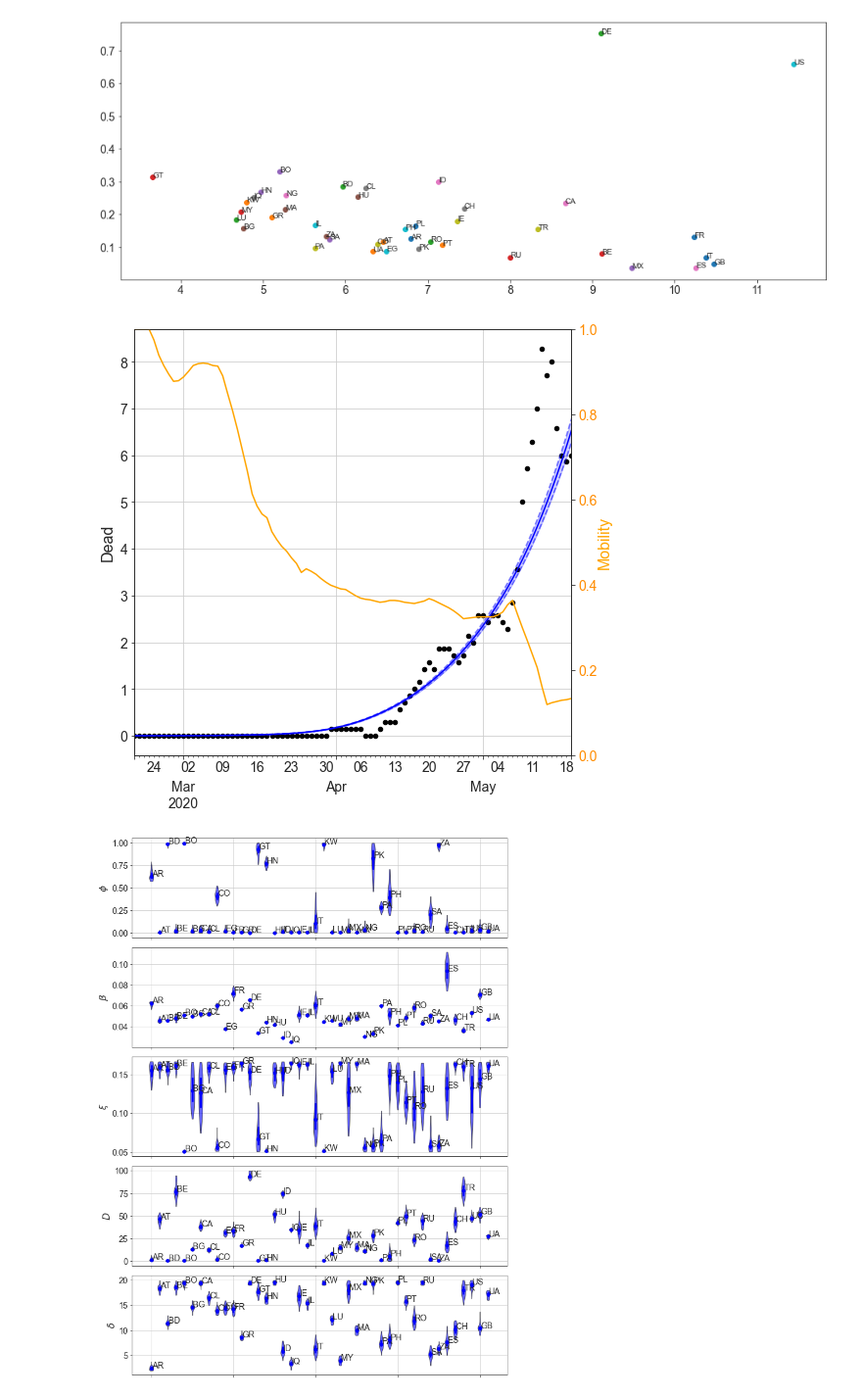
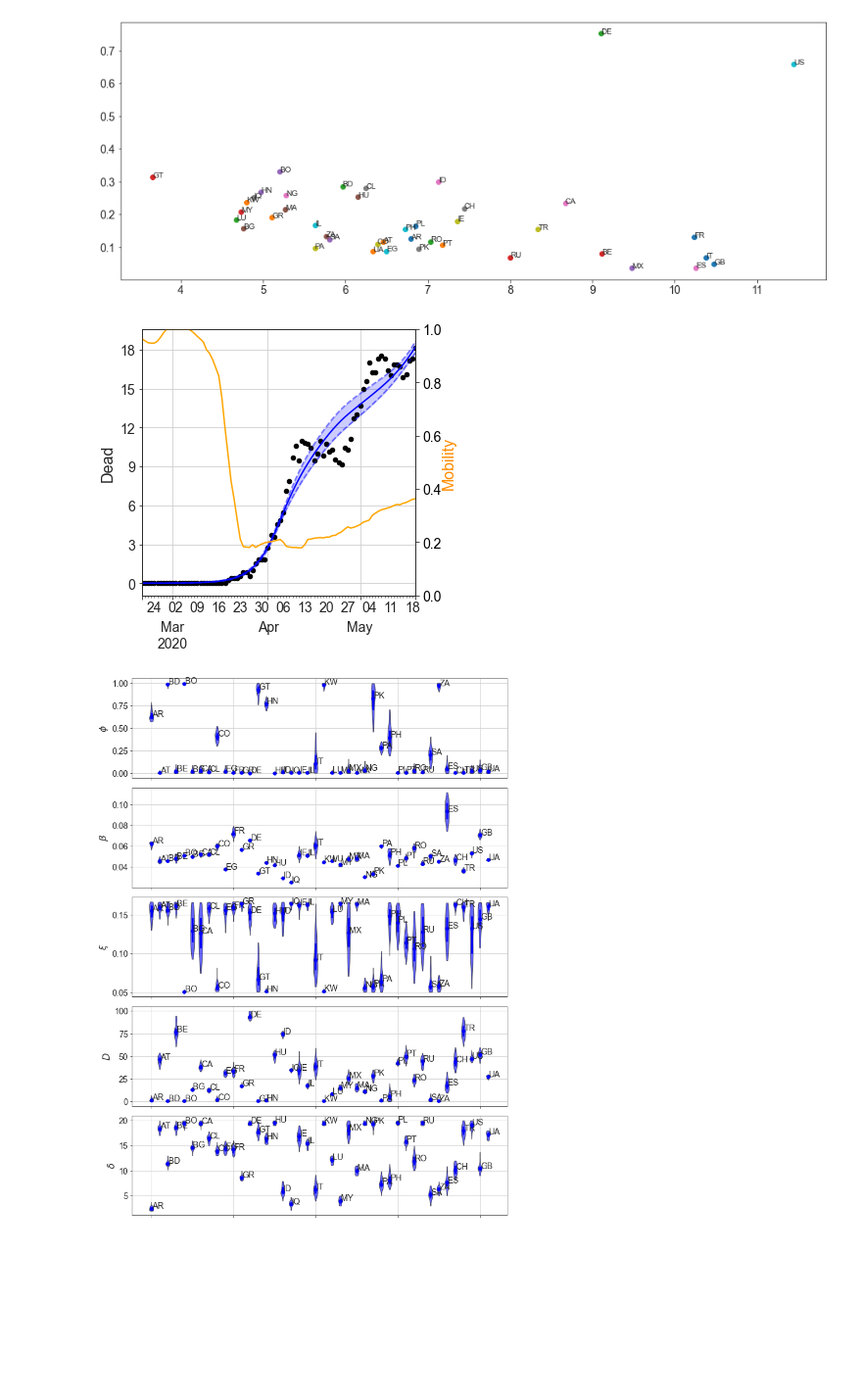
Before and after one commit to PabloValgaRuiz/frontiers23, a Jupyter notebook: notebooks/general_plots.ipynb, the cells around one changed output. Shown at 98% size. Drawn from its saved outputs; the diff is of its cells as text; code cells hidden in the pictures; blank space fills up the shorter version.

```diff
--- a/notebooks/general_plots.ipynb
+++ b/notebooks/general_plots.ipynb
@@ -190,7 +190,7 @@ for i,Country_code in enumerate(country_list):
         country_values.loc[Country_code] = {'max_dead':sum_dead, 'badness':badness, 'median':values[variable].iloc[:n_values].median(), 'PIBPC':inds[0], 'deathspc':deaths_per_capita}
         country_permeabilities[Country_code] = values.iloc[:100][variable].to_numpy()
     else:
-        alpha = 0.15
+        alpha = 1
 
 
     parts = ax.violinplot(
@@ -233,6 +233,6 @@ cbar.set_label(r'$p_{min}$', fontsize=20, labelpad=-10)
 ax.grid()
 
 
-# fig.savefig('figures/permeability.pdf', dpi=200, bbox_inches='tight')
+#fig.savefig('figures/permeability.png', dpi=300, bbox_inches='tight')
 sp.spearmanr(country_values['PIBPC'], country_values['median'])
 # %% [output]
@@ -304,7 +304,7 @@ ax.tick_params(labelsize=14)
 # %%
 sns.set_style("ticks")
 
-Country_code = 'KW'
+Country_code = 'CO'
 
 dead_obs = pd.read_csv(f'{data_path}dead/dead_{Country_code}.txt', sep='\t', header=None, names=['date', 'dead'])
 mobility = pd.read_csv(f'{data_path}mobility/mobility_{Country_code}.txt', sep='\t', header=None, names=['date', 'mobility'])
@@ -317,9 +317,9 @@ values = pd.read_csv(path + f"values_{Country_code}.txt")
 results = pd.read_csv(path + f"results_{Country_code}.txt")
 dead = pd.read_csv(path + f"dead_{Country_code}.txt")
 
-D = create_fatalities_lists(results).iloc[0:100]
+D = create_fatalities_lists(results).iloc[0:200]
 
-fig,ax=plt.subplots(figsize=(8,8))
+fig,ax=plt.subplots(figsize=(5,5))
 ax2 = ax.twinx()
 
 #average all the trajectories
@@ -327,7 +327,7 @@ D_avg = pd.Series(index=np.arange(ndays-max_delay), dtype=object)
 D_std = pd.Series(index=np.arange(ndays-max_delay), dtype=object)
 for i in range(ndays-max_delay):
 
-    cut_trajectory = [trajectory[max_delay - int(values.iloc[j]['delay']):ndays - int(values.iloc[j]['delay'])][i] for j,trajectory in enumerate(D)]
+    cut_trajectory = [trajectory[max_delay - int(values.iloc[j]['delay']):ndays - int(values.iloc[j]['delay'])].iloc[i] for j,trajectory in enumerate(D)]
 
     D_avg.iloc[i] = np.mean(cut_trajectory)
     D_std.iloc[i] = np.std(cut_trajectory) * 1.96
@@ -335,37 +335,37 @@ for i in range(ndays-max_delay):
 
 #series of dates from 02-02-2020 to 02-05-2020
 dates1 = pd.date_range('2020-02-20', periods=ndays-max_delay, freq='D')
 
 D_avg.index=dates1
 D_std.index=dates1
 D_avg.plot(ax=ax, c='blue')
 (D_avg+D_std).plot(ax=ax, c='blue', linestyle='--', alpha=0.5)
 (D_avg-D_std).plot(ax=ax, c='blue', linestyle='--', alpha=0.5)
 ax.fill_between(dates1, (D_avg + D_std).astype(float).values, (D_avg - D_std).astype(float).values, color='blue', alpha=0.2)
 
 ax.scatter(dates1,dead_obs.iloc[max_delay:]['dead'], c='black', s=20)
 
 dates2 = pd.date_range('2020-02-01', periods=ndays, freq='D')
 ax2.plot(dates2, mobility['mobility'].values, c='orange')
 ax2.set_ylim(0,1)
 
 ax.tick_params(labelsize=14)
 ax.tick_params(axis='x', which='minor', labelsize=14)
 ax.tick_params(axis='x', which='major', labelsize=14, pad=-10)
 ax.tick_params(axis='y',labelsize=14)
 #make yaxis integer numbers
 ax.yaxis.set_major_locator(mpl.ticker.MaxNLocator(integer=True))
 
-ax2.tick_params(axis='y',labelsize=14, labelcolor='darkorange')
+ax2.tick_params(axis='y',labelsize=14, labelcolor='k')
 
 ax.set_ylabel('Dead', fontsize=16)
-ax2.set_ylabel('Mobility', fontsize=16, color='orange', labelpad=0)
+ax2.set_ylabel('Mobility', fontsize=16, color='darkorange', labelpad=0)
 
 
 ax.grid()
-# fig.savefig('figures/fits/' + Country_code + '.pdf', dpi=300, bbox_inches='tight')
+#fig.savefig('figures/fits/' + Country_code + '.png', dpi=300, bbox_inches='tight')
 # %% [output]
-[figure, old version]
+[figure, new version]
 # %%
 GDPpC = pd.read_csv(data_path + 'GDPPerCapita.csv', index_col='Country_code')
 
```
Also changed, not shown: parts of 1 cell of this notebook, 12 other files.
